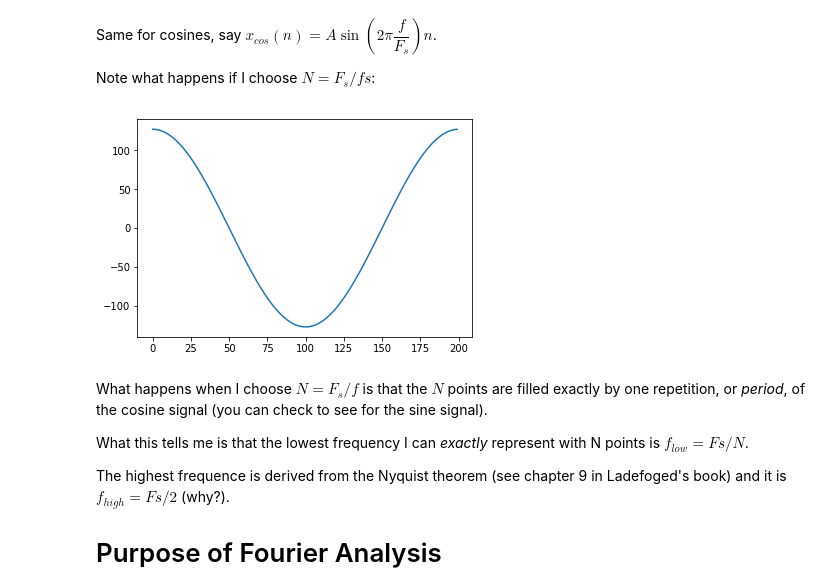
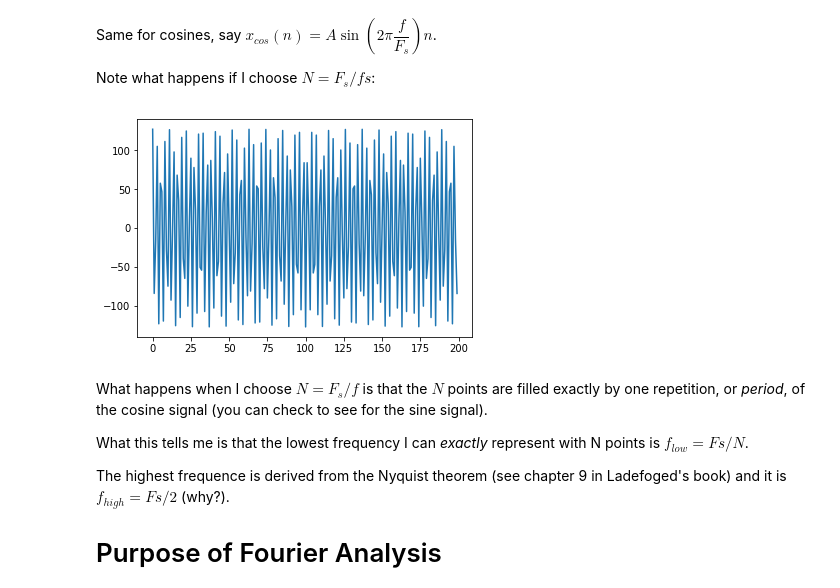
Before and after one commit to toutios/simple_fourier, a Jupyter notebook: Fourier.ipynb, the cells around one changed output. Cells and saved outputs as stored; diff of their text form; code cells hidden in the pictures.

```diff
--- a/Fourier.ipynb
+++ b/Fourier.ipynb
@@ -70,23 +70,23 @@ Note what happens if I choose $N=F_s/fs$:
 # %%
 import math
 
 Fs=20000;
 f=100;
 A=127;
 
 n = [];
 xcos = [];
 
 N=round(Fs/f);
 
 for i in range(N): # Note that it is arbitrary here how many points I can take
     n.append(i);
-    xcos.append(A*math.cos(2*math.pi*f/Fs*i));
+    xcos.append(A*math.cos(2*math.pi*73*f/Fs*i));
 
 plt.plot(n,xcos)
 plt.show()
 # %% [output]
-[figure, old version]
+[figure, new version]
 # %% [markdown]
 What happens when I choose $N=F_s/f$ is that the $N$ points are filled exactly by one repetition, or *period*, of the cosine signal (you can check to see for the sine signal).
 
```
Also changed, not shown: parts of 4 cells of this notebook.
